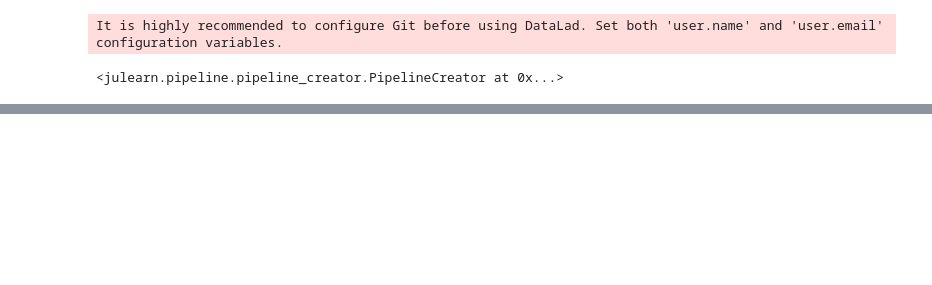
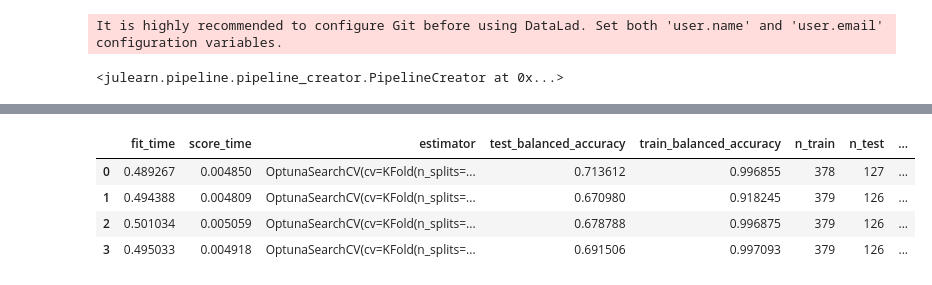
Before and after one commit to Cup-cake-lover/Julearn_predictions, a Jupyter notebook: IXI_sexpreds.ipynb, the cells around one changed output, grey strips where cells are left out. Saved outputs shown, nothing was run; the diff lists cells and outputs as text; code cells hidden in the pictures; blank space fills up the shorter version.

```diff
--- a/IXI_sexpreds.ipynb
+++ b/IXI_sexpreds.ipynb
@@ -85 +119,9 @@ scores_hists
+# %%
+scores_parcels
+# %% [output]
+|  | fit_time | score_time | estimator | test_balanced_accuracy | train_balanced_accuracy | n_train | n_test | ... |
+| 0 | 0.489267 | 0.004850 | OptunaSearchCV(cv=KFold(n_splits=... | 0.713612 | 0.996855 | 378 | 127 | ... |
+| 1 | 0.494388 | 0.004809 | OptunaSearchCV(cv=KFold(n_splits=... | 0.670980 | 0.918245 | 379 | 126 | ... |
+| 2 | 0.501034 | 0.005059 | OptunaSearchCV(cv=KFold(n_splits=... | 0.678788 | 0.996875 | 379 | 126 | ... |
+| 3 | 0.495033 | 0.004918 | OptunaSearchCV(cv=KFold(n_splits=... | 0.691506 | 0.997093 | 379 | 126 | ... |
 # %%
```
Also changed, not shown: parts of 10 cells of this notebook.
